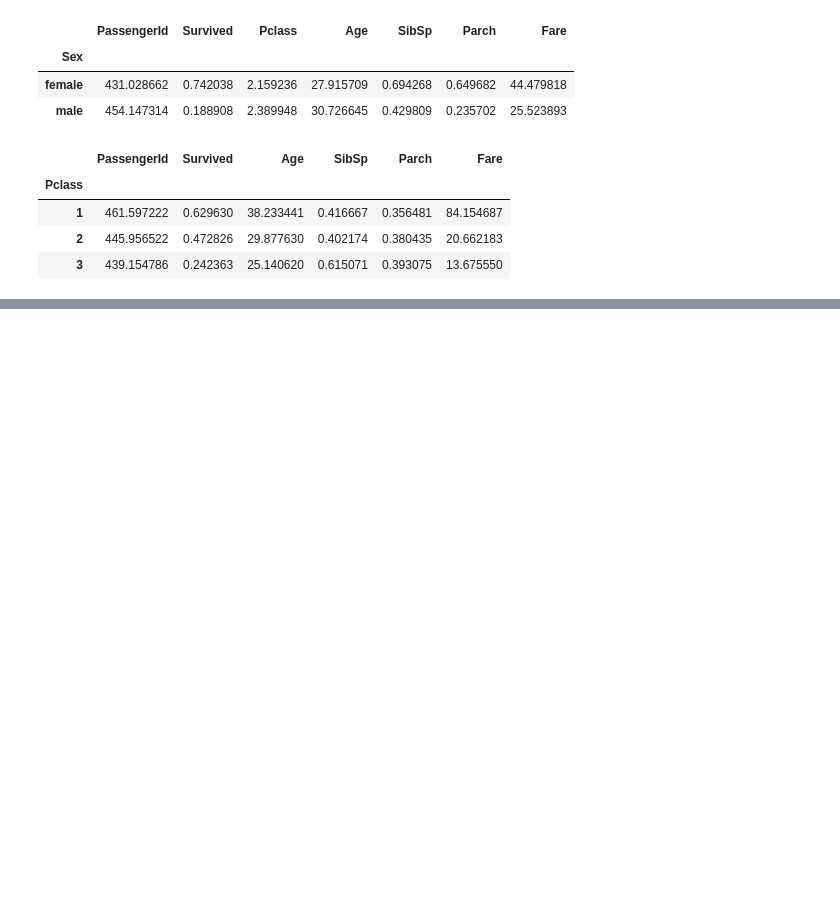
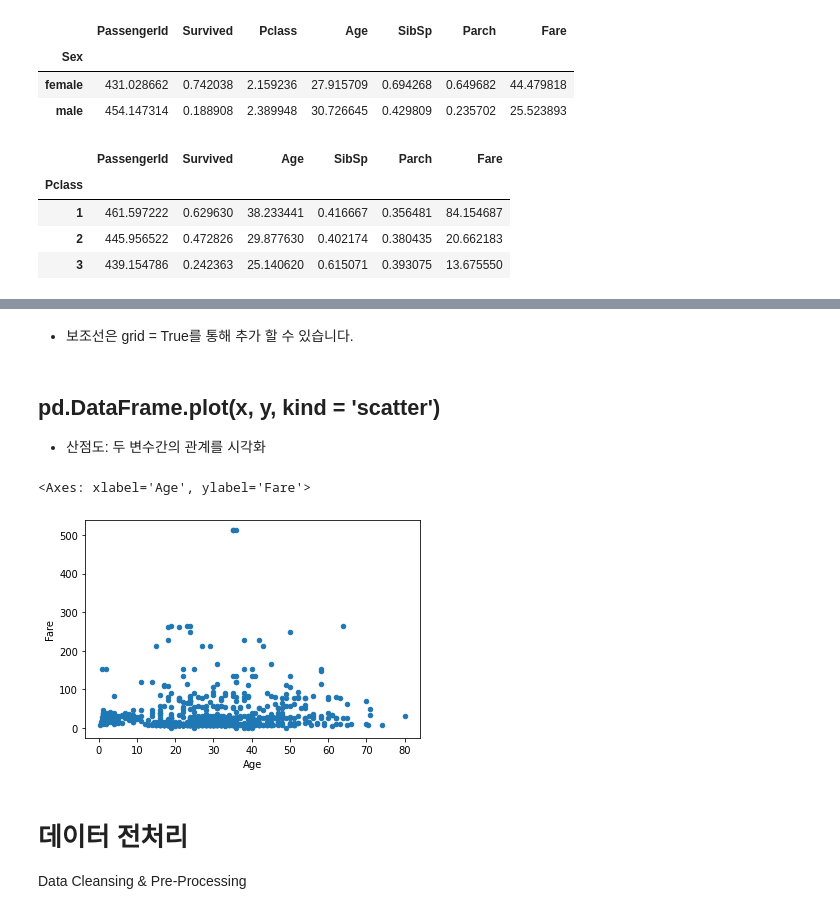
Before and after one commit to 1731001/data-study, a Jupyter notebook: titanic.ipynb, the cells around one changed output, grey strips where cells are left out. Cells and saved outputs as stored; diff of their text form; code cells hidden in the pictures; blank space fills up the shorter version.

```diff
--- a/titanic.ipynb
+++ b/titanic.ipynb
@@ -152,0 +171,16 @@ train.groupby('Pclass').mean()
+# %% [markdown]
+
+
+*   보조선은 grid = True를 통해 추가 할 수 있습니다.
+# %% [markdown]
+## pd.DataFrame.plot(x, y, kind = 'scatter')
+
+*   산점도: 두 변수간의 관계를 시각화
+# %%
+ train.plot(x = 'Age', y = 'Fare', kind = 'scatter')
+# %% [output]
+<Axes: xlabel='Age', ylabel='Fare'>
+[figure, added]
+# %% [markdown]
+# 데이터 전처리
+Data Cleansing & Pre-Processing
```
Also changed, not shown: parts of 16 cells of this notebook.
